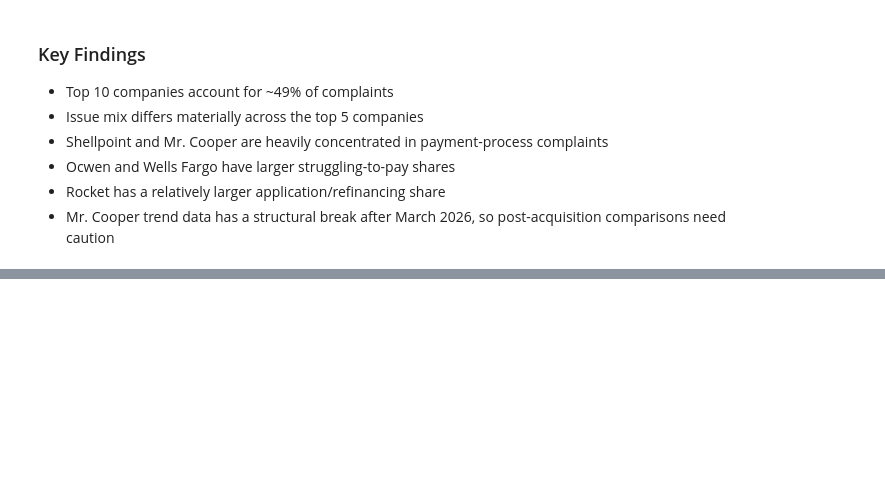
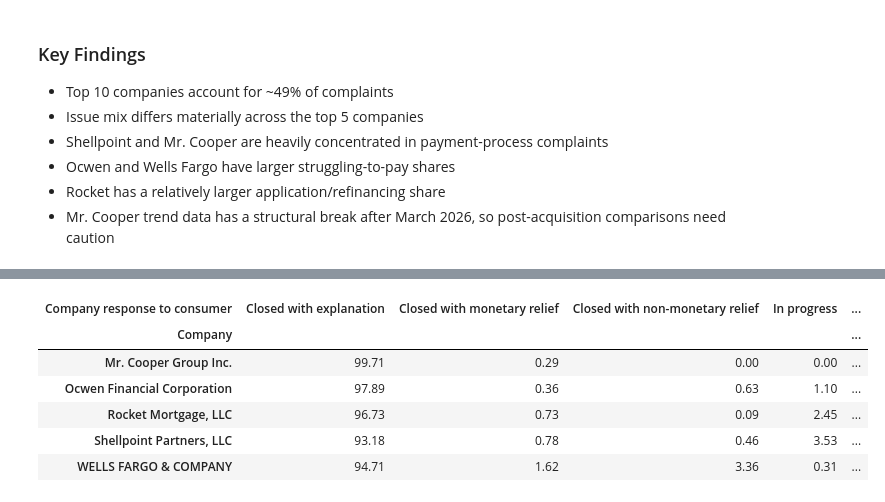
Before and after one commit to alanarroyo98/financial-services-complaints-analytics, a Jupyter notebook: notebooks/01_cfpb_eda.ipynb, the cells around one changed output, grey strips where cells are left out. Cells and saved outputs as stored; diff of their text form; code cells hidden in the pictures; blank space fills up the shorter version.

```diff
--- a/notebooks/01_cfpb_eda.ipynb
+++ b/notebooks/01_cfpb_eda.ipynb
@@ -744,0 +936,16 @@ Mr. Cooper complaint observations end in March 2026. This coincides with its acq
+# %%
+response_pivot = response_to_consumer.pivot(
+    index="Company",
+    columns="Company response to consumer",
+    values="response_percent"
+).fillna(0)
+
+response_pivot
+# %% [output]
+| Company response to consumer | Closed with explanation | Closed with monetary relief | Closed with non-monetary relief | In progress | ... |
+| Company |  |  |  |  | ... |
+| Mr. Cooper Group Inc. | 99.71 | 0.29 | 0.00 | 0.00 | ... |
+| Ocwen Financial Corporation | 97.89 | 0.36 | 0.63 | 1.10 | ... |
+| Rocket Mortgage, LLC | 96.73 | 0.73 | 0.09 | 2.45 | ... |
+| Shellpoint Partners, LLC | 93.18 | 0.78 | 0.46 | 3.53 | ... |
+| WELLS FARGO & COMPANY | 94.71 | 1.62 | 3.36 | 0.31 | ... |
```
Also changed, not shown: parts of 23 cells of this notebook.
